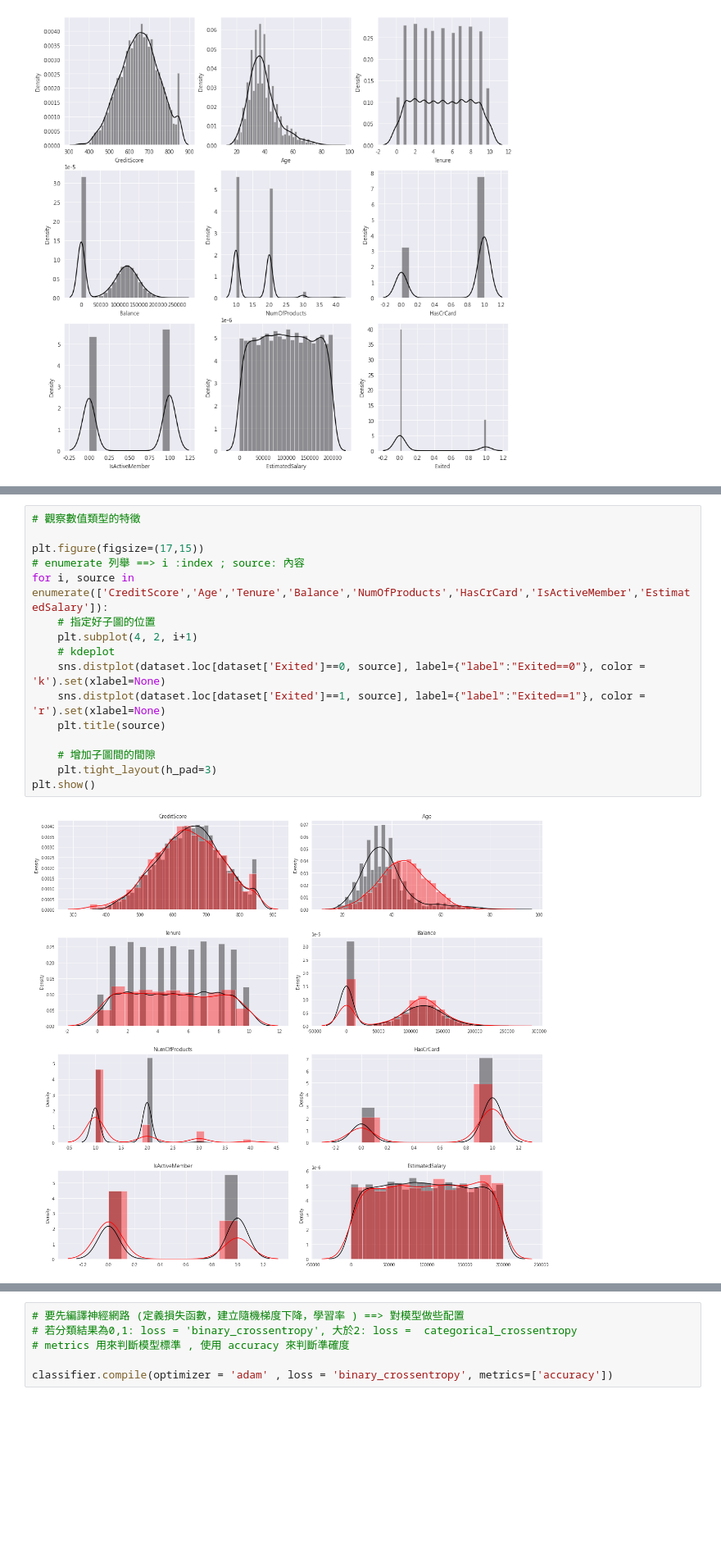
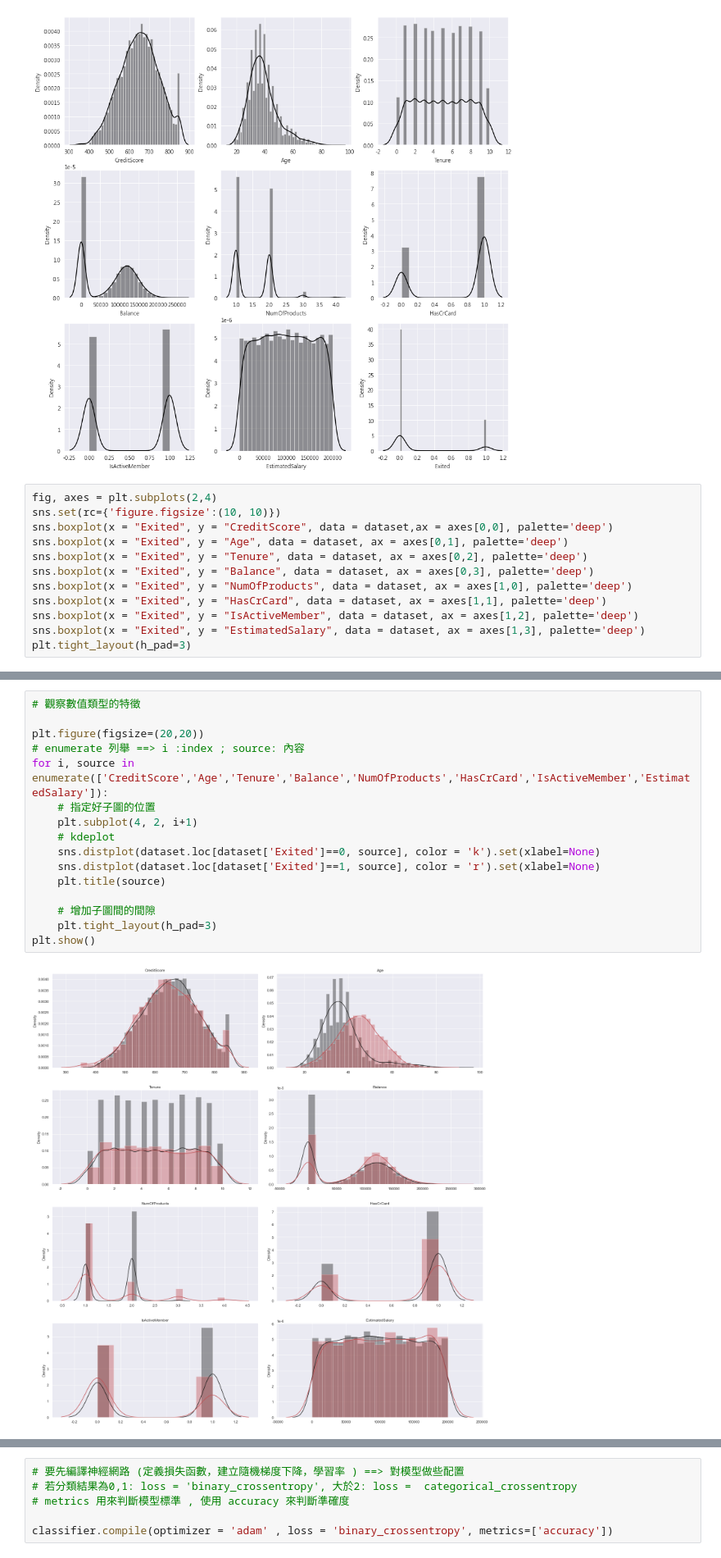
Before and after one commit to ALINYIWEN/Kaggle-Competitions, a Jupyter notebook: Bank Churn Predict.ipynb, the cells around one changed output, grey strips where cells are left out. Shown at 82% size. Cells and saved outputs as stored; diff of their text form; blank space fills up the shorter version.

```diff
--- a/Bank Churn Predict.ipynb
+++ b/Bank Churn Predict.ipynb
@@ -146,3 +151,15 @@ sns.distplot(dataset['Exited'], ax = ax[2, 2], color = 'k')
 # %% [output]
 <AxesSubplot:xlabel='Exited', ylabel='Density'>
 [figure]
+# %%
+fig, axes = plt.subplots(2,4)
+sns.set(rc={'figure.figsize':(10, 10)})
+sns.boxplot(x = "Exited", y = "CreditScore", data = dataset,ax = axes[0,0], palette='deep')
+sns.boxplot(x = "Exited", y = "Age", data = dataset, ax = axes[0,1], palette='deep')
+sns.boxplot(x = "Exited", y = "Tenure", data = dataset, ax = axes[0,2], palette='deep')
+sns.boxplot(x = "Exited", y = "Balance", data = dataset, ax = axes[0,3], palette='deep')
+sns.boxplot(x = "Exited", y = "NumOfProducts", data = dataset, ax = axes[1,0], palette='deep')
+sns.boxplot(x = "Exited", y = "HasCrCard", data = dataset, ax = axes[1,1], palette='deep')
+sns.boxplot(x = "Exited", y = "IsActiveMember", data = dataset, ax = axes[1,2], palette='deep')
+sns.boxplot(x = "Exited", y = "EstimatedSalary", data = dataset, ax = axes[1,3], palette='deep')
+plt.tight_layout(h_pad=3)
@@ -177,21 +200,21 @@ dataset.describe()
 # %%
 # 觀察數值類型的特徵
 
-plt.figure(figsize=(17,15))
+plt.figure(figsize=(20,20))
 # enumerate 列舉 ==> i :index ; source: 內容
 for i, source in enumerate(['CreditScore','Age','Tenure','Balance','NumOfProducts','HasCrCard','IsActiveMember','EstimatedSalary']):
     # 指定好子圖的位置
     plt.subplot(4, 2, i+1)
     # kdeplot
-    sns.distplot(dataset.loc[dataset['Exited']==0, source], label={"label":"Exited==0"}, color = 'k').set(xlabel=None)
-    sns.distplot(dataset.loc[dataset['Exited']==1, source], label={"label":"Exited==1"}, color = 'r').set(xlabel=None)
+    sns.distplot(dataset.loc[dataset['Exited']==0, source], color = 'k').set(xlabel=None)
+    sns.distplot(dataset.loc[dataset['Exited']==1, source], color = 'r').set(xlabel=None)
     plt.title(source)
 
     # 增加子圖間的間隙
     plt.tight_layout(h_pad=3)
 plt.show()
 # %% [output]
-[figure, old version]
+[figure, new version]
 # %%
 # 觀察 Object 類型的特徵
 plt.figure(figsize=(10,5))
```
Also changed, not shown: parts of 29 cells of this notebook, 1 other file.
